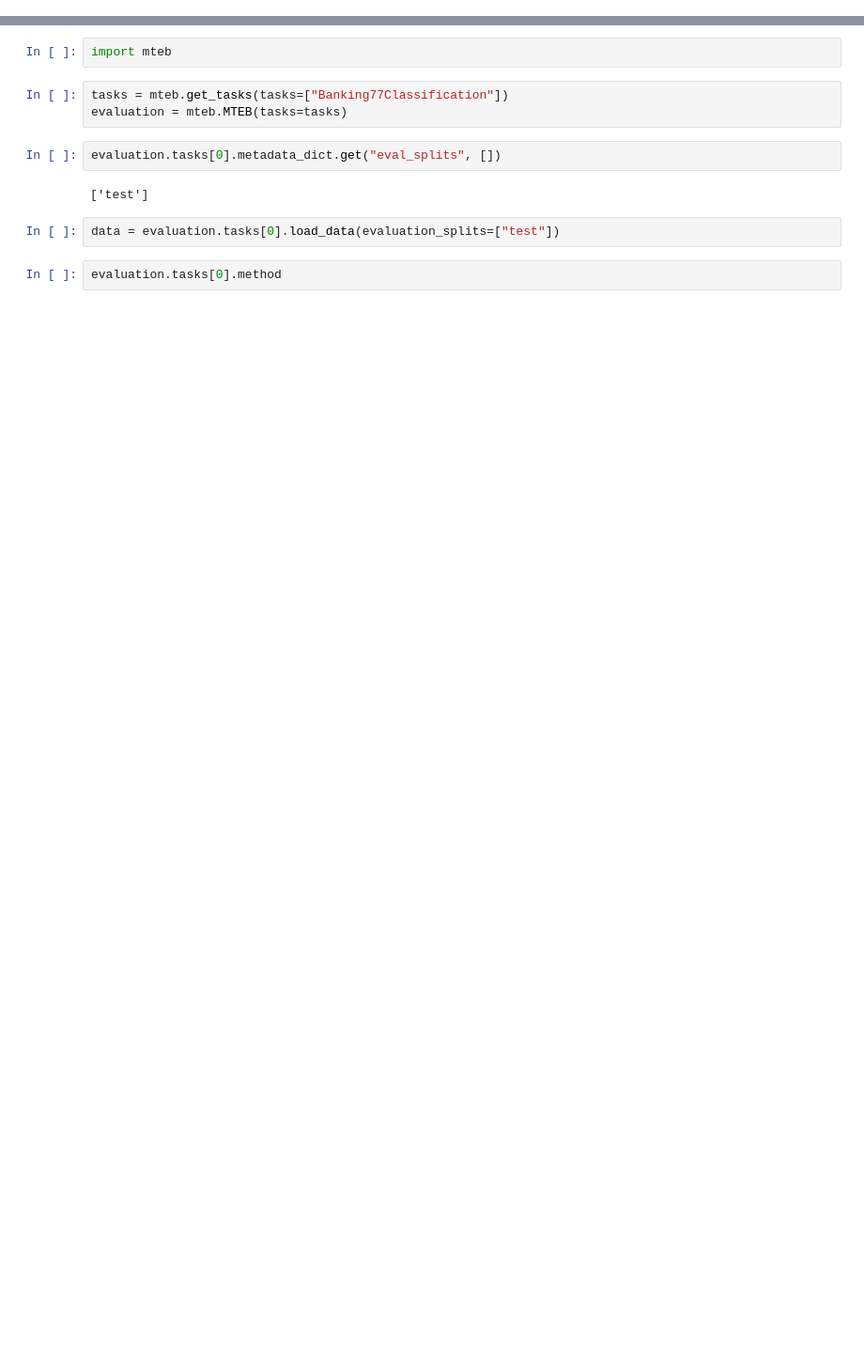
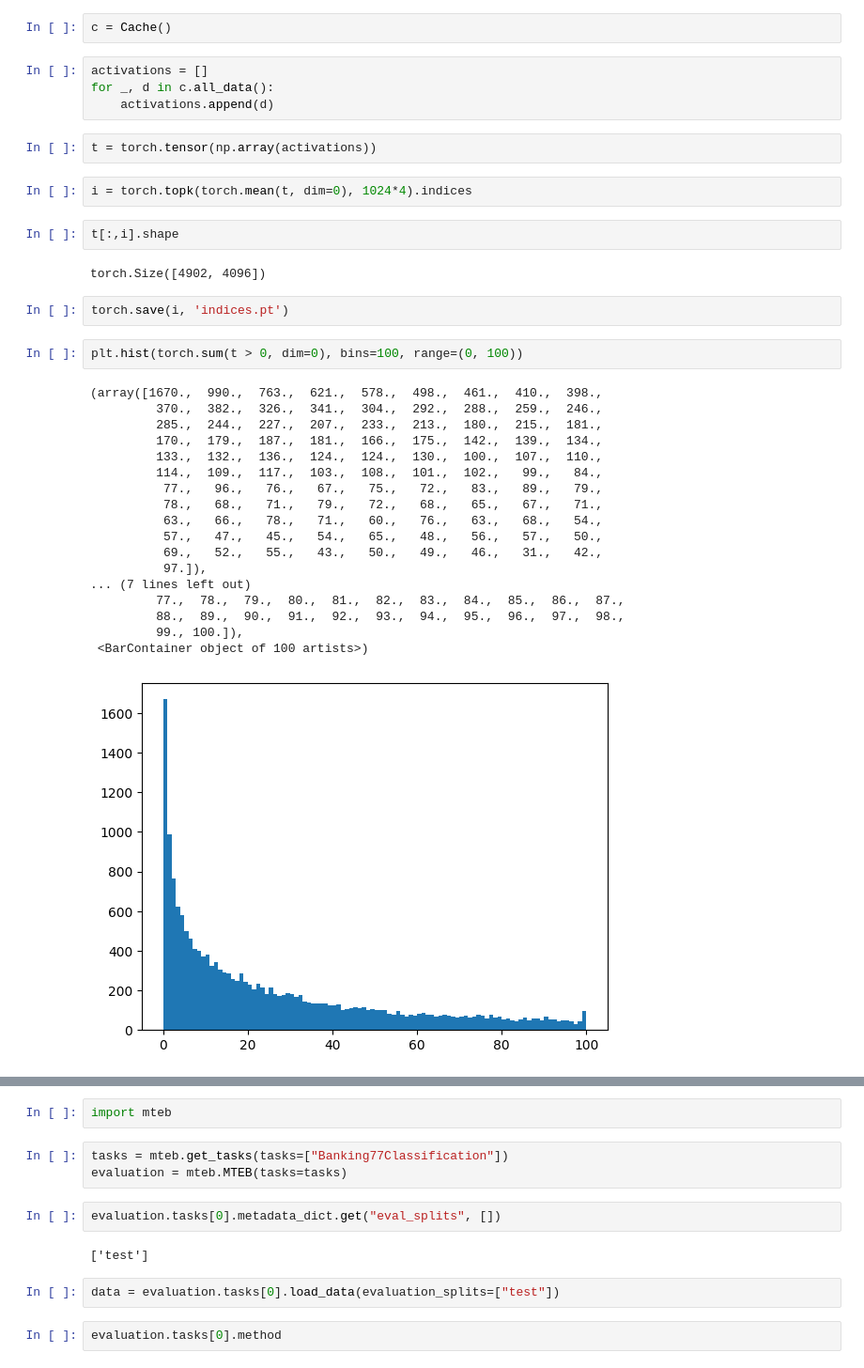
Before and after one commit to Lewington-pitsos/mteb, a Jupyter notebook: pad.ipynb, the cells around one changed output, grey strips where cells are left out. Shown: that part at 94% size. Saved outputs shown, nothing was run; the diff lists cells and outputs as text; blank space fills up the shorter version.

```diff
--- a/pad.ipynb
+++ b/pad.ipynb
@@ -0,0 +7,37 @@
+# %%
+c = Cache()
+# %%
+activations = []
+for _, d in c.all_data():
+    activations.append(d)
+# %%
+t = torch.tensor(np.array(activations))
+# %%
+i = torch.topk(torch.mean(t, dim=0), 1024*4).indices
+# %%
+t[:,i].shape
+# %% [output]
+torch.Size([4902, 4096])
+# %%
+torch.save(i, 'indices.pt')
+# %%
+plt.hist(torch.sum(t > 0, dim=0), bins=100, range=(0, 100))
+# %% [output]
+(array([1670.,  990.,  763.,  621.,  578.,  498.,  461.,  410.,  398.,
+         370.,  382.,  326.,  341.,  304.,  292.,  288.,  259.,  246.,
+         285.,  244.,  227.,  207.,  233.,  213.,  180.,  215.,  181.,
+         170.,  179.,  187.,  181.,  166.,  175.,  142.,  139.,  134.,
+         133.,  132.,  136.,  124.,  124.,  130.,  100.,  107.,  110.,
+         114.,  109.,  117.,  103.,  108.,  101.,  102.,   99.,   84.,
+          77.,   96.,   76.,   67.,   75.,   72.,   83.,   89.,   79.,
+          78.,   68.,   71.,   79.,   72.,   68.,   65.,   67.,   71.,
+          63.,   66.,   78.,   71.,   60.,   76.,   63.,   68.,   54.,
+          57.,   47.,   45.,   54.,   65.,   48.,   56.,   57.,   50.,
+          69.,   52.,   55.,   43.,   50.,   49.,   46.,   31.,   42.,
+          97.]),
+... (7 lines left out)
+         77.,  78.,  79.,  80.,  81.,  82.,  83.,  84.,  85.,  86.,  87.,
+         88.,  89.,  90.,  91.,  92.,  93.,  94.,  95.,  96.,  97.,  98.,
+         99., 100.]),
+ <BarContainer object of 100 artists>)
+[figure, added]
```
Also changed, not shown: parts of 4 cells of this notebook, 28 other files.
